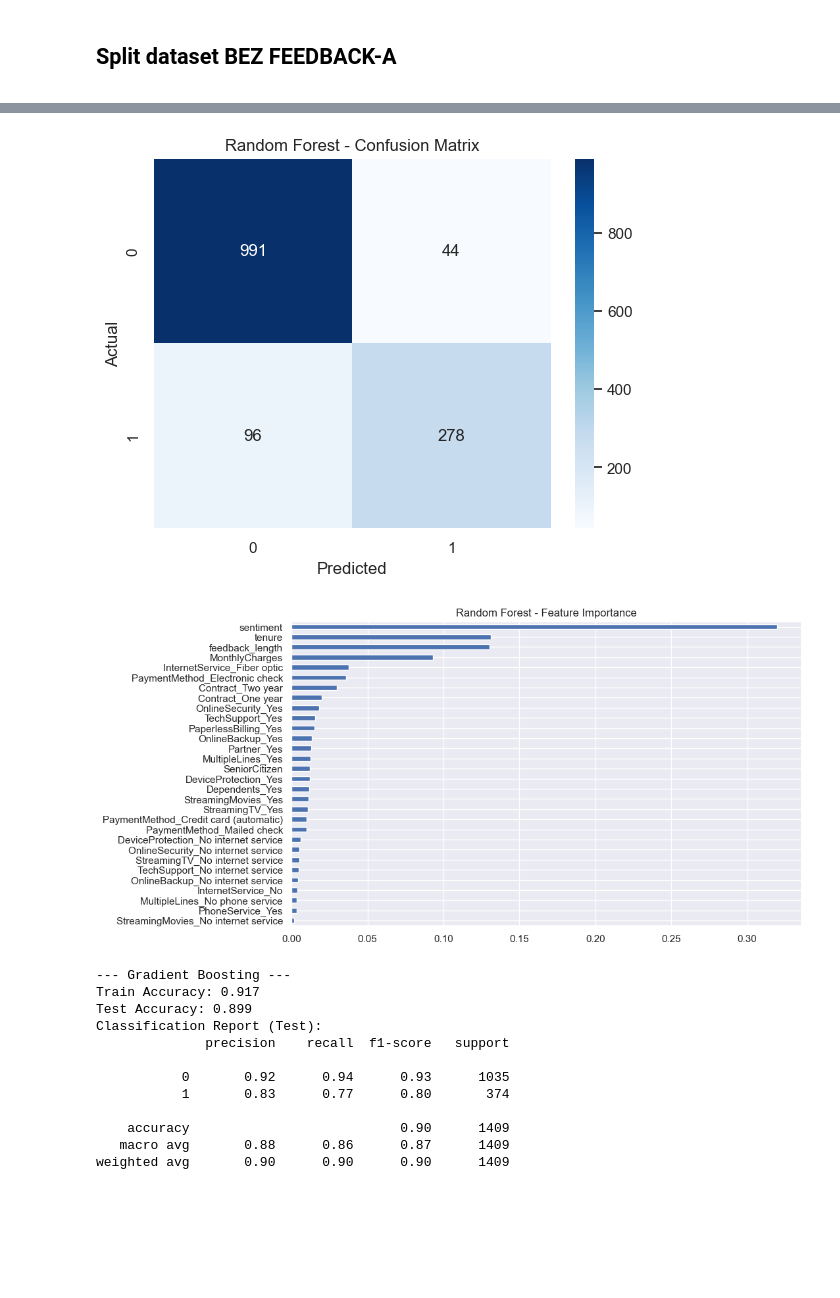
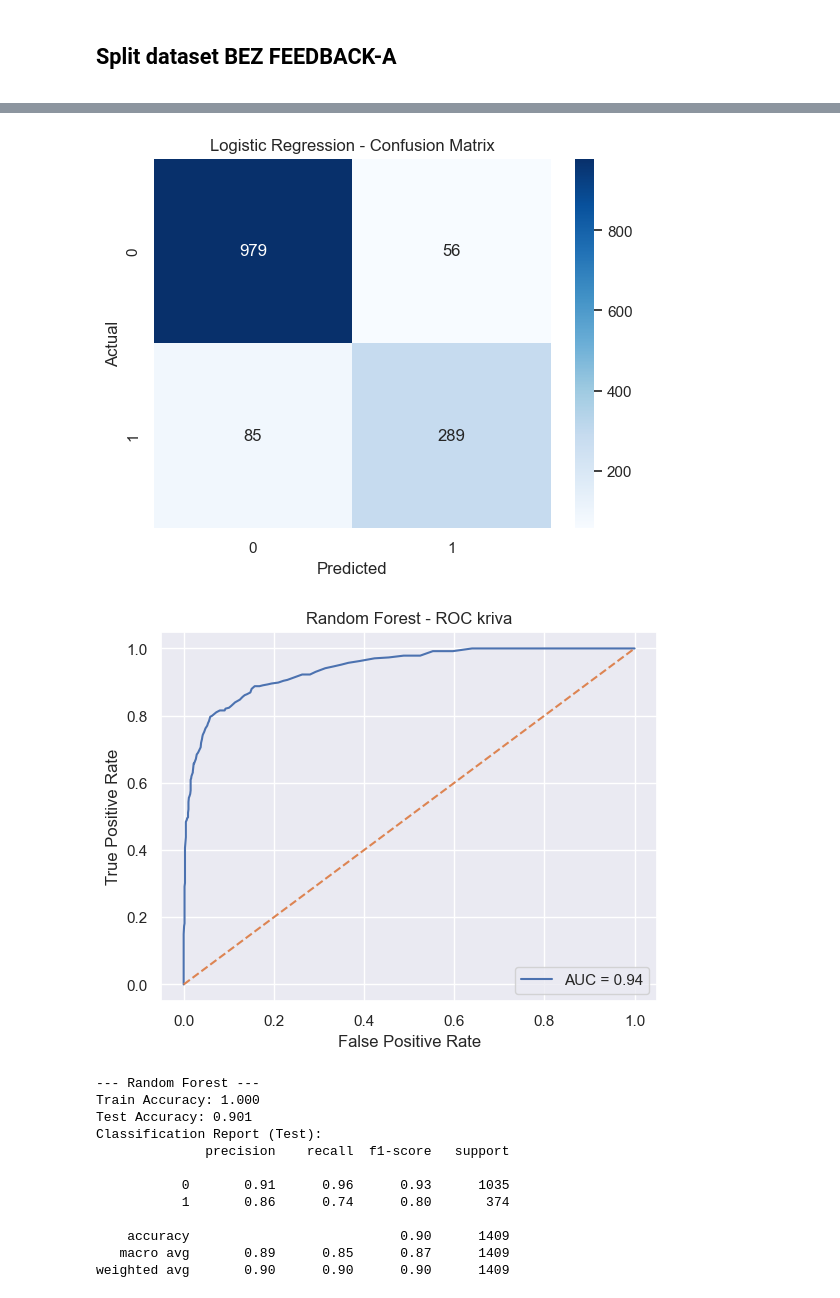
Before and after one commit to TeodoraTrkulja/Master-rad-Teodora, a Jupyter notebook: main_script.ipynb, the cells around one changed output, grey strips where cells are left out. Cells and saved outputs as stored; diff of their text form; code cells hidden in the pictures; blank space fills up the shorter version.

```diff
--- a/main_script.ipynb
+++ b/main_script.ipynb
@@ -256,0 +264,11 @@ Graf pokazuje da churn najviše opada sa dužinom korišćenja usluge (tenure),
+# %%
+import seaborn as sns
+import matplotlib.pyplot as plt
+
+for col in numeric_cols:
+    plt.figure(figsize=(6, 4))
+    sns.boxplot(x='ChurnBinary', y=col, data=train_processed)
+    plt.title(f"{col} vs ChurnBinary")
+    plt.xlabel("Churn")
+    plt.ylabel(col)
+    plt.show()
@@ -528,6 +541,8 @@ from sklearn.ensemble import RandomForestClassifier, GradientBoostingClassifier
 from sklearn.metrics import accuracy_score, classification_report, confusion_matrix
 import matplotlib.pyplot as plt
 import seaborn as sns
+
+from sklearn.metrics import roc_curve, auc
 
 # ---- Dataset ----
 input_without_feedback = train_scaled.drop(["ChurnBinary", "CustomerFeedback"], axis=1)
@@ -553,6 +568,25 @@ for name, model in models.items():
     # Predikcija
     pred_train = model.predict(input_train)
     pred_test = model.predict(input_test)
+
+
+    # ROC kriva (samo za modele koji imaju predict_proba)
+    if hasattr(model, "predict_proba"):
+        y_prob = model.predict_proba(input_test)[:, 1]
+
+        fpr, tpr, thresholds = roc_curve(output_test, y_prob)
+        roc_auc = auc(fpr, tpr)
+
+        plt.figure()
+        plt.plot(fpr, tpr, label=f'AUC = {roc_auc:.2f}')
+        plt.plot([0, 1], [0, 1], linestyle='--')
+        plt.xlabel('False Positive Rate')
+        plt.ylabel('True Positive Rate')
+        plt.title(f'{name} - ROC kriva')
+        plt.legend(loc='lower right')
+        plt.show()
+
+
     # Evaluacija
     acc_train = accuracy_score(output_train, pred_train)
     acc_test = accuracy_score(output_test, pred_test)
@@ -612,14 +634,14 @@ weighted avg       0.90      0.90      0.90      1409
-[figure, old version]
+[figure, new version]
-[figure, old version]
+[figure, new version]
---- Gradient Boosting ---
-Train Accuracy: 0.917
-Test Accuracy: 0.899
-Classification Report (Test):
-              precision    recall  f1-score   support
-
-           0       0.92      0.94      0.93      1035
-           1       0.83      0.77      0.80       374
-
-    accuracy                           0.90      1409
-   macro avg       0.88      0.86      0.87      1409
-weighted avg       0.90      0.90      0.90      1409
+--- Random Forest ---
+Train Accuracy: 1.000
+Test Accuracy: 0.901
+Classification Report (Test):
+              precision    recall  f1-score   support
+
+           0       0.91      0.96      0.93      1035
+           1       0.86      0.74      0.80       374
+
+    accuracy                           0.90      1409
+   macro avg       0.89      0.85      0.87      1409
+weighted avg       0.90      0.90      0.90      1409
```
Also changed, not shown: parts of 7 cells of this notebook.
